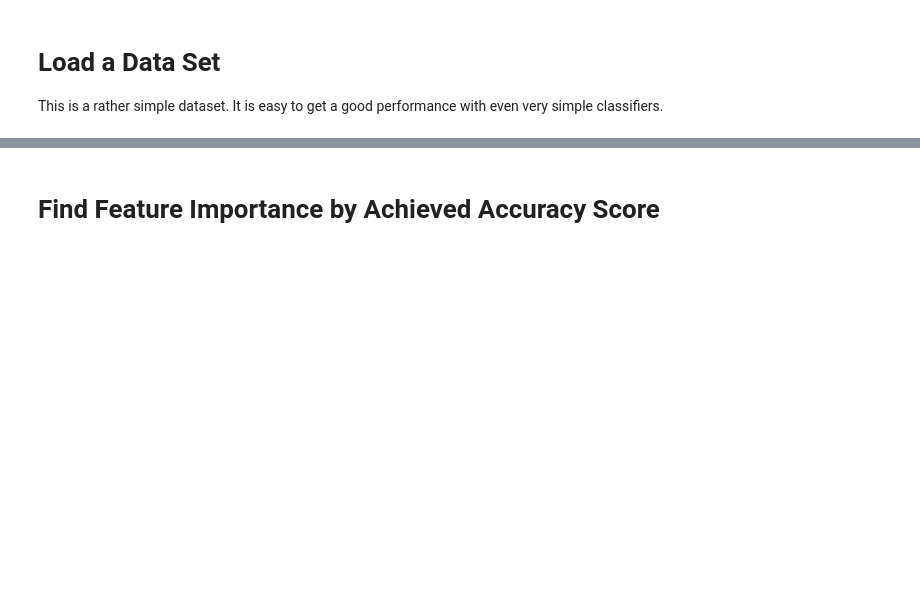
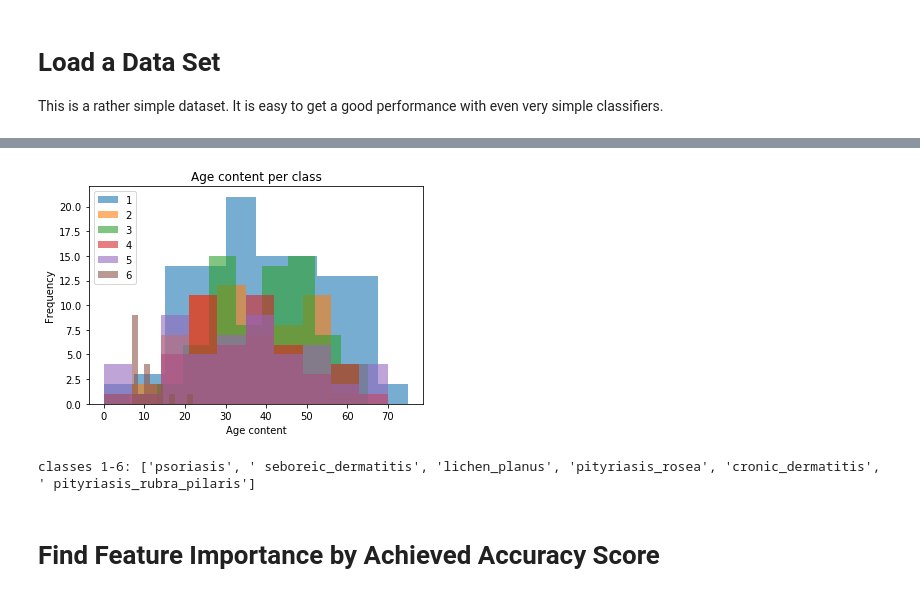
Before and after one commit to blackwiz4rd/ml-society-science, a Jupyter notebook: src/decision-problems/KNN-derma.ipynb, the cells around one changed output, grey strips where cells are left out. Drawn from its saved outputs; the diff is of its cells as text; code cells hidden in the pictures; blank space fills up the shorter version.

```diff
--- a/src/decision-problems/KNN-derma.ipynb
+++ b/src/decision-problems/KNN-derma.ipynb
@@ -29,8 +35,13 @@ import matplotlib.pyplot as plt
 # %%
-for c, d in df.groupby('Class'):
-    d.Alcohol.plot.hist(label=c, alpha=0.6)
+for c, d in df.groupby('class'):
+    d.age.plot.hist(label=c, alpha=0.6)
 plt.legend()
-plt.xlabel('Alcohol Content')
-plt.title('Alcohol Content per Class')
+plt.xlabel('Age content')
+plt.title('Age content per class')
+plt.show()
+print("classes 1-6:", disease_class)
+# %% [output]
+[figure, added]
+classes 1-6: ['psoriasis', ' seboreic_dermatitis', 'lichen_planus', 'pityriasis_rosea', 'cronic_dermatitis', ' pityriasis_rubra_pilaris']
 # %% [markdown]
 # Find Feature Importance by Achieved Accuracy Score
```
Also changed, not shown: parts of 24 cells of this notebook, 4 other files.
